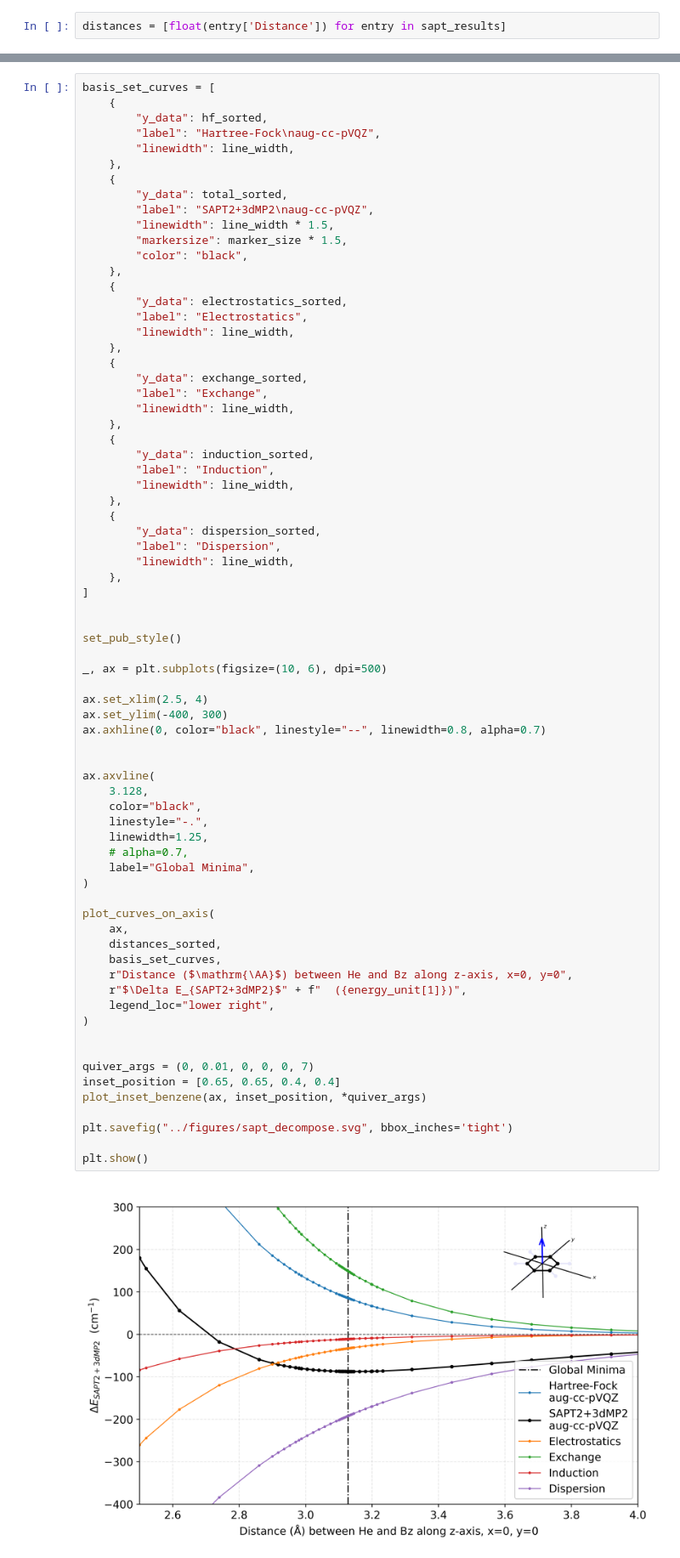
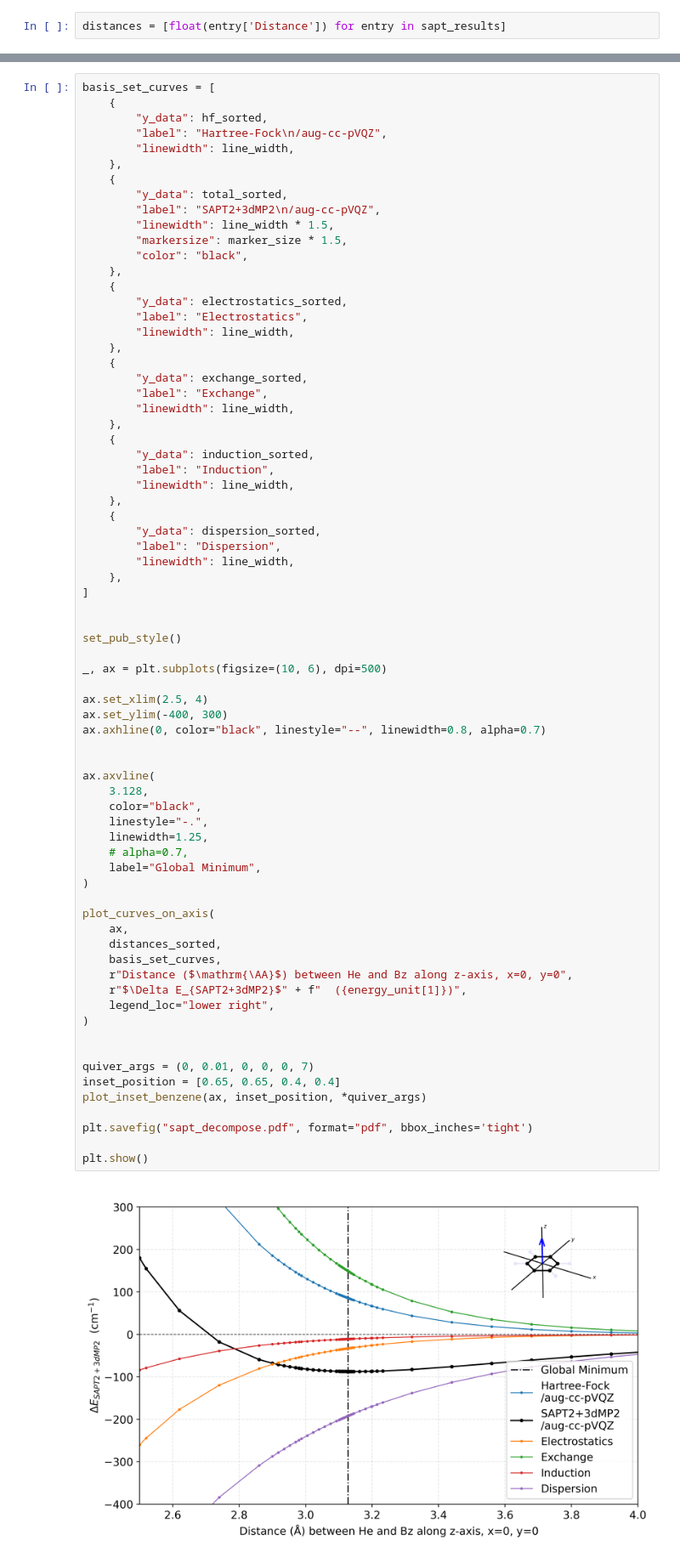
Before and after one commit to DelMaestroGroup/papers-code-HeBenzene, a Jupyter notebook: src/Fig4_SAPT_energy_decompose.ipynb, the cells around one changed output, grey strips where cells are left out. Shown at 85% size. Drawn from its saved outputs; the diff is of its cells as text.

Commit message:
SAPT plot fixed

```diff
--- a/src/Fig4_SAPT_energy_decompose.ipynb
+++ b/src/Fig4_SAPT_energy_decompose.ipynb
@@ -50,12 +50,12 @@ total_sorted = np.array(total_all)[sorted_indices]
 basis_set_curves = [
     {
         "y_data": hf_sorted,
-        "label": "Hartree-Fock\naug-cc-pVQZ",
+        "label": "Hartree-Fock\n/aug-cc-pVQZ",
         "linewidth": line_width,
     },
     {
         "y_data": total_sorted,
-        "label": "SAPT2+3dMP2\naug-cc-pVQZ",
+        "label": "SAPT2+3dMP2\n/aug-cc-pVQZ",
         "linewidth": line_width * 1.5,
         "markersize": marker_size * 1.5,
         "color": "black",
@@ -90,33 +90,33 @@ _, ax = plt.subplots(figsize=(10, 6), dpi=500)
 ax.set_xlim(2.5, 4)
 ax.set_ylim(-400, 300)
 ax.axhline(0, color="black", linestyle="--", linewidth=0.8, alpha=0.7)
 
 
 ax.axvline(
     3.128,
     color="black",
     linestyle="-.",
     linewidth=1.25,
     # alpha=0.7,
-    label="Global Minima",
+    label="Global Minimum",
 )
 
 plot_curves_on_axis(
     ax,
     distances_sorted,
     basis_set_curves,
     r"Distance ($\mathrm{\AA}$) between He and Bz along z-axis, x=0, y=0",
     r"$\Delta E_{SAPT2+3dMP2}$" + f"  ({energy_unit[1]})",
     legend_loc="lower right",
 )
 
 
 quiver_args = (0, 0.01, 0, 0, 0, 7)
 inset_position = [0.65, 0.65, 0.4, 0.4]
 plot_inset_benzene(ax, inset_position, *quiver_args)
 
-plt.savefig("../figures/sapt_decompose.svg", bbox_inches='tight')
+plt.savefig("sapt_decompose.pdf", format="pdf", bbox_inches='tight')
 
 plt.show()
 # %% [output]
-[figure, old version]
+[figure, new version]
```
Also changed, not shown: 2 other files.
